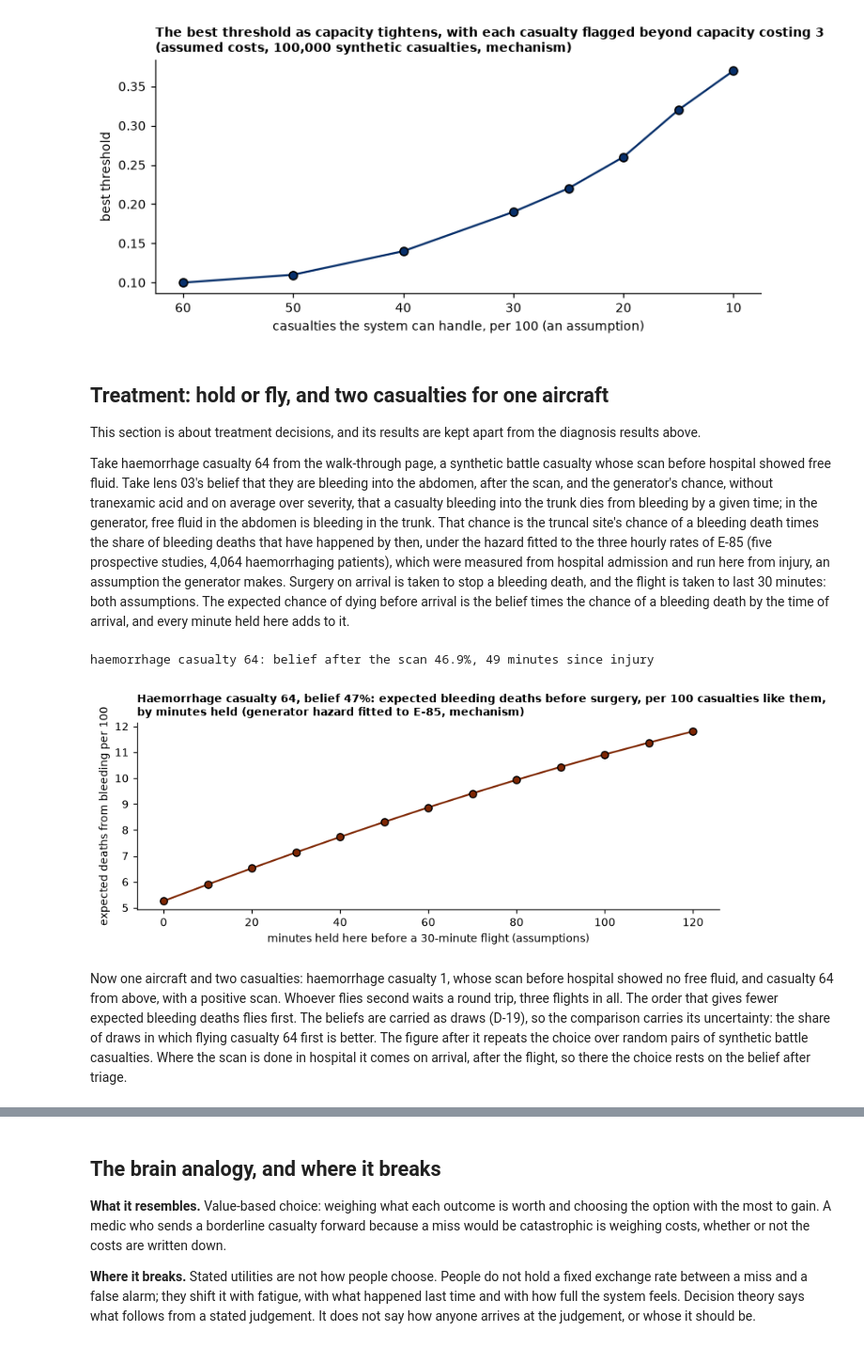
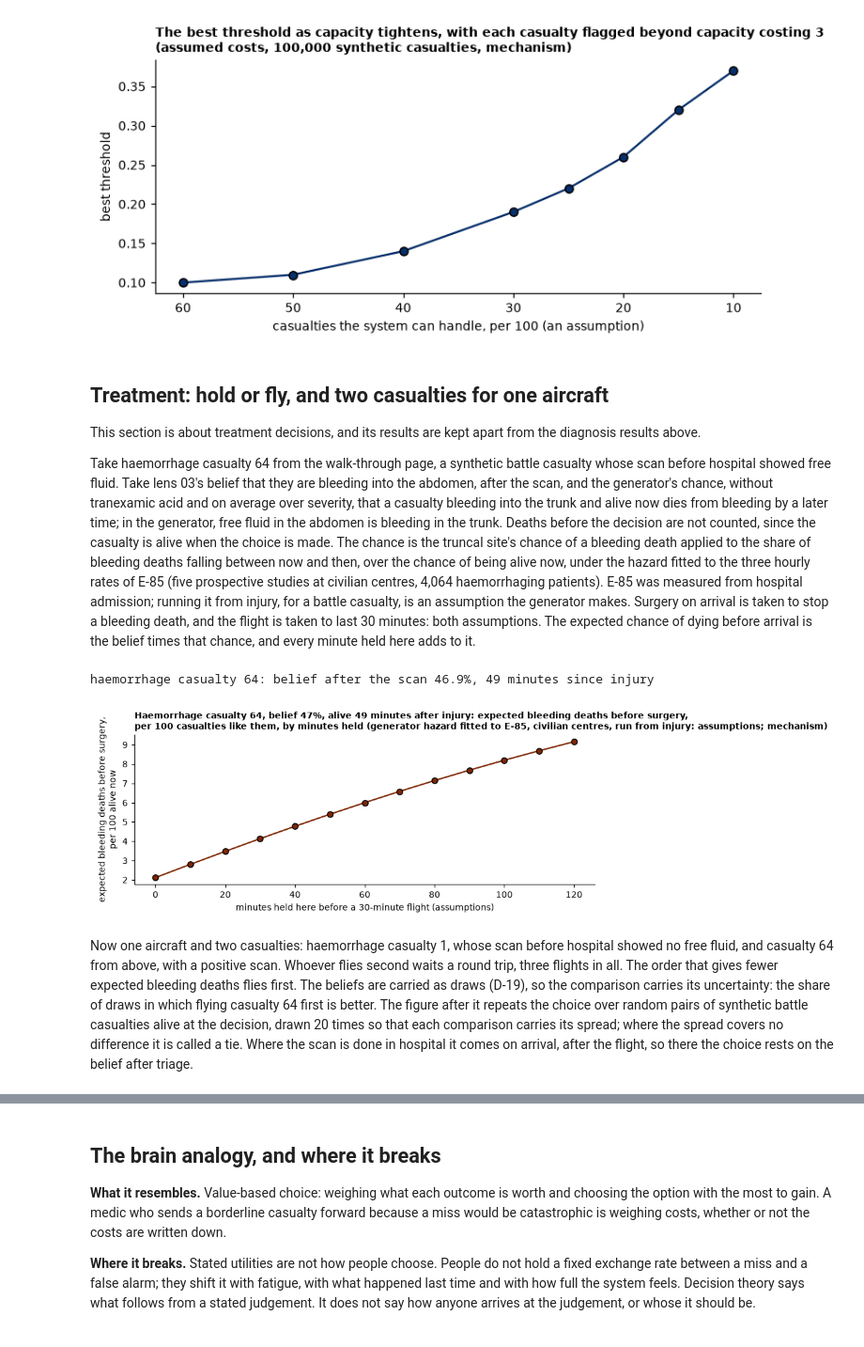
Before and after one commit to RossTylr/inference-labs, a Jupyter notebook: notebooks/10_decision_theory.ipynb, the cells around one changed output, grey strips where cells are left out. Shown at 94% size. Saved outputs shown, nothing was run; the diff lists cells and outputs as text; code cells hidden in the pictures.

```diff
--- a/notebooks/10_decision_theory.ipynb
+++ b/notebooks/10_decision_theory.ipynb
@@ -272,26 +292,27 @@ plt.show()
 
 This section is about treatment decisions, and its results are kept apart from the diagnosis results above.
 
-Take haemorrhage casualty 64 from the walk-through page, a synthetic battle casualty whose scan before hospital showed free fluid. Take lens 03's belief that they are bleeding into the abdomen, after the scan, and the generator's chance, without tranexamic acid and on average over severity, that a casualty bleeding into the trunk dies from bleeding by a given time; in the generator, free fluid in the abdomen is bleeding in the trunk. That chance is the truncal site's chance of a bleeding death times the share of bleeding deaths that have happened by then, under the hazard fitted to the three hourly rates of E-85 (five prospective studies, 4,064 haemorrhaging patients), which were measured from hospital admission and run here from injury, an assumption the generator makes. Surgery on arrival is taken to stop a bleeding death, and the flight is taken to last 30 minutes: both assumptions. The expected chance of dying before arrival is the belief times the chance of a bleeding death by the time of arrival, and every minute held here adds to it.
+Take haemorrhage casualty 64 from the walk-through page, a synthetic battle casualty whose scan before hospital showed free fluid. Take lens 03's belief that they are bleeding into the abdomen, after the scan, and the generator's chance, without tranexamic acid and on average over severity, that a casualty bleeding into the trunk and alive now dies from bleeding by a later time; in the generator, free fluid in the abdomen is bleeding in the trunk. Deaths before the decision are not counted, since the casualty is alive when the choice is made. The chance is the truncal site's chance of a bleeding death applied to the share of bleeding deaths falling between now and then, over the chance of being alive now, under the hazard fitted to the three hourly rates of E-85 (five prospective studies at civilian centres, 4,064 haemorrhaging patients). E-85 was measured from hospital admission; running it from injury, for a battle casualty, is an assumption the generator makes. Surgery on arrival is taken to stop a bleeding death, and the flight is taken to last 30 minutes: both assumptions. The expected chance of dying before arrival is the belief times that chance, and every minute held here adds to it.
 # %%
 walk = bayes.walkthrough("haemorrhage", "pre_hospital", None, 64)
 belief = float(walk.line["evacuation"].mean())
 now = float(walk.record["t_phec_min"])
 hold = decision.hold_curve(belief, now)
 print(f"haemorrhage casualty 64: belief after the scan {belief:.1%}, {now:.0f} minutes since injury")
 fig, ax = plt.subplots(figsize=(7.5, 3.2))
 ax.plot(hold.index, hold.values, "o-", color=DARK, markeredgecolor="black")
 ax.set_xlabel("minutes held here before a 30-minute flight (assumptions)")
-ax.set_ylabel("expected deaths from bleeding per 100")
-ax.set_title(f"Haemorrhage casualty 64, belief {belief:.0%}: expected bleeding deaths before surgery, per 100 casualties like "
-             f"them,\nby minutes held (generator hazard fitted to E-85, mechanism)", loc="left", fontsize=9)
+ax.set_ylabel("expected bleeding deaths before surgery,\nper 100 alive now")
+ax.set_title(f"Haemorrhage casualty 64, belief {belief:.0%}, alive {now:.0f} minutes after injury: expected bleeding deaths "
+             f"before surgery,\nper 100 casualties like them, by minutes held (generator hazard fitted to E-85, civilian "
+             f"centres, run from injury: assumptions; mechanism)", loc="left", fontsize=9)
 plt.tight_layout()
 plt.show()
 # %% [output]
 haemorrhage casualty 64: belief after the scan 46.9%, 49 minutes since injury
-[figure, old version]
+[figure, new version]
 # %% [markdown]
-Now one aircraft and two casualties: haemorrhage casualty 1, whose scan before hospital showed no free fluid, and casualty 64 from above, with a positive scan. Whoever flies second waits a round trip, three flights in all. The order that gives fewer expected bleeding deaths flies first. The beliefs are carried as draws (D-19), so the comparison carries its uncertainty: the share of draws in which flying casualty 64 first is better. The figure after it repeats the choice over random pairs of synthetic battle casualties. Where the scan is done in hospital it comes on arrival, after the flight, so there the choice rests on the belief after triage.
+Now one aircraft and two casualties: haemorrhage casualty 1, whose scan before hospital showed no free fluid, and casualty 64 from above, with a positive scan. Whoever flies second waits a round trip, three flights in all. The order that gives fewer expected bleeding deaths flies first. The beliefs are carried as draws (D-19), so the comparison carries its uncertainty: the share of draws in which flying casualty 64 first is better. The figure after it repeats the choice over random pairs of synthetic battle casualties alive at the decision, drawn 20 times so that each comparison carries its spread; where the spread covers no difference it is called a tie. Where the scan is done in hospital it comes on arrival, after the flight, so there the choice rests on the belief after triage.
 # %%
 pair = []
 for k in (64, 1):
```
Also changed, not shown: parts of 9 cells of this notebook, 16 other files.
